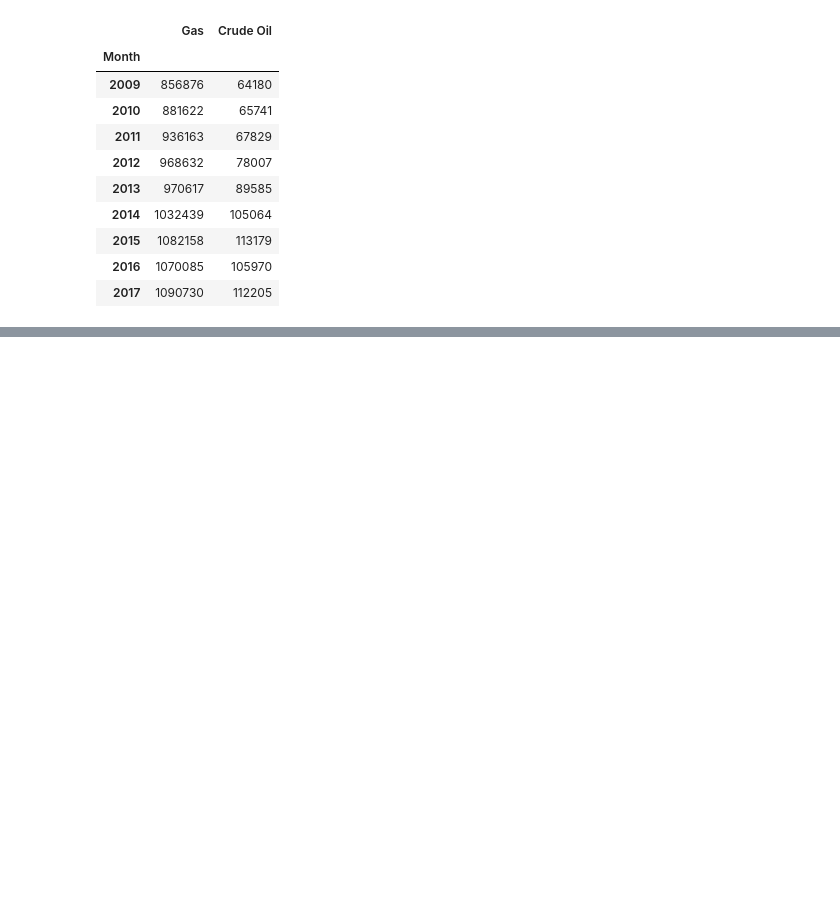
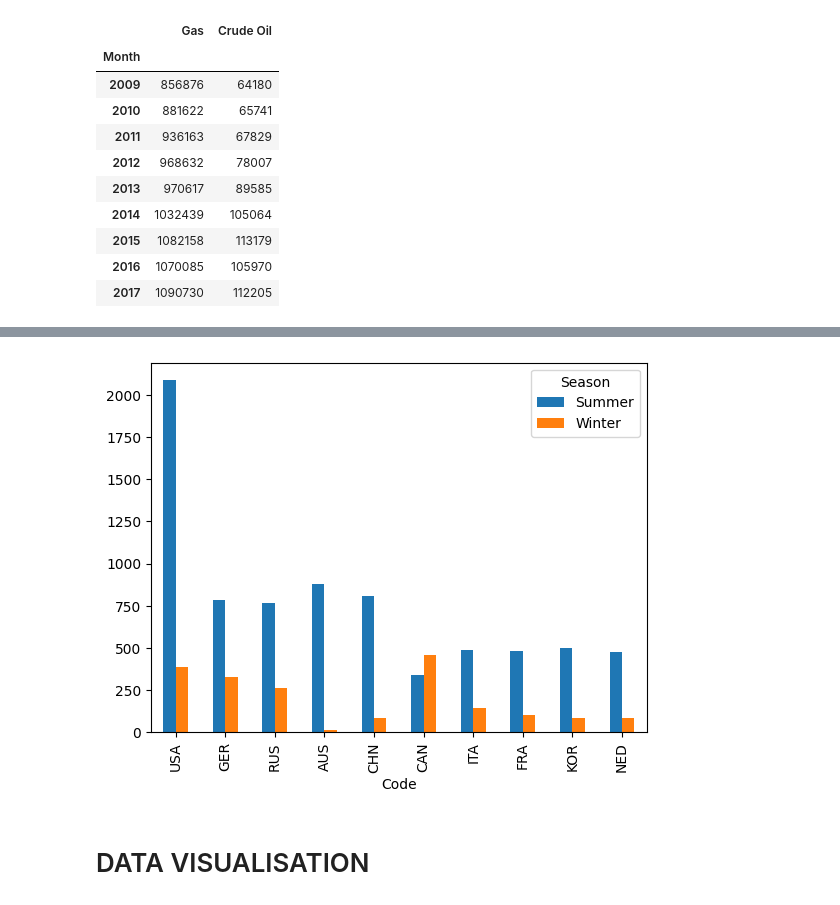
Before and after one commit to hughharford/d_s, a Jupyter notebook: notebooks/data_sci_basics.ipynb, the cells around one changed output, grey strips where cells are left out. Cells and saved outputs as stored; diff of their text form; code cells hidden in the pictures; blank space fills up the shorter version.

```diff
--- a/notebooks/data_sci_basics.ipynb
+++ b/notebooks/data_sci_basics.ipynb
@@ -587,0 +827,3 @@ plot.legend(['Gas (Millions of Cubic feet)', 'Crude Oil (Thousands of barrels)']
+# %%
+top_10_season_df = all_df.groupby(['Code', 'Season'])['Medal'].count().unstack()
+top_10_season_df.head()
@@ -587,0 +838,10 @@ plot.legend(['Gas (Millions of Cubic feet)', 'Crude Oil (Thousands of barrels)']
+# %%
+# top_10_season_df['Total'] = top_10_season_df['Summer'] + top_10_season_df['Winter']
+top_10_season_df['Total'] = top_10_season_df[["Summer", "Winter"]].sum(axis=1, numeric_only=True)
+top_10_season_df.sort_values(by='Total', ascending=False, inplace=True)
+top_10_season_df = top_10_season_df[:10]
+top_10_season_df[['Summer', 'Winter']].plot(kind="bar");
+# %% [output]
+[figure, added]
+# %% [markdown]
+# DATA VISUALISATION
```
Also changed, not shown: parts of 46 cells of this notebook, 3 other files.
